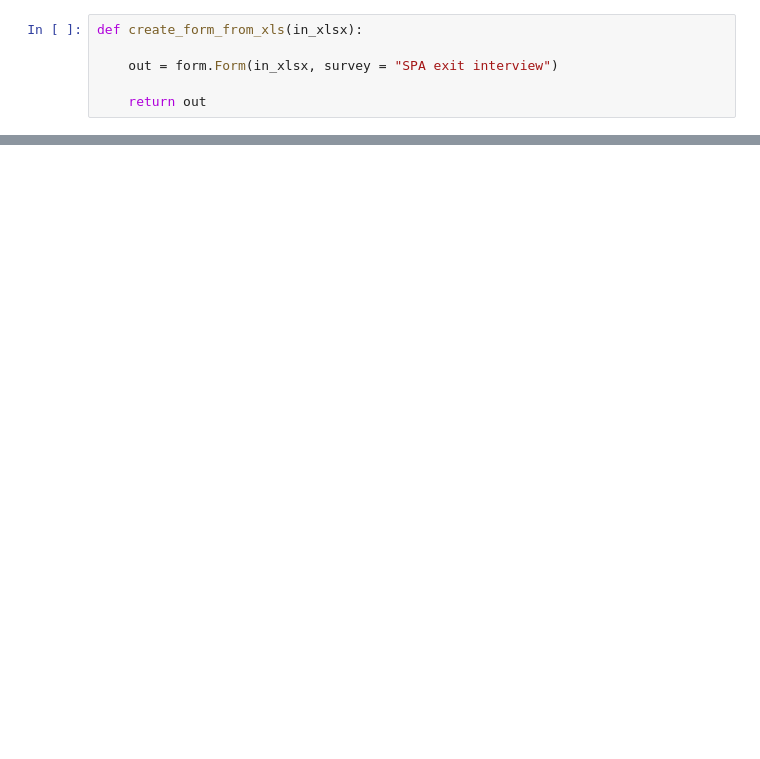
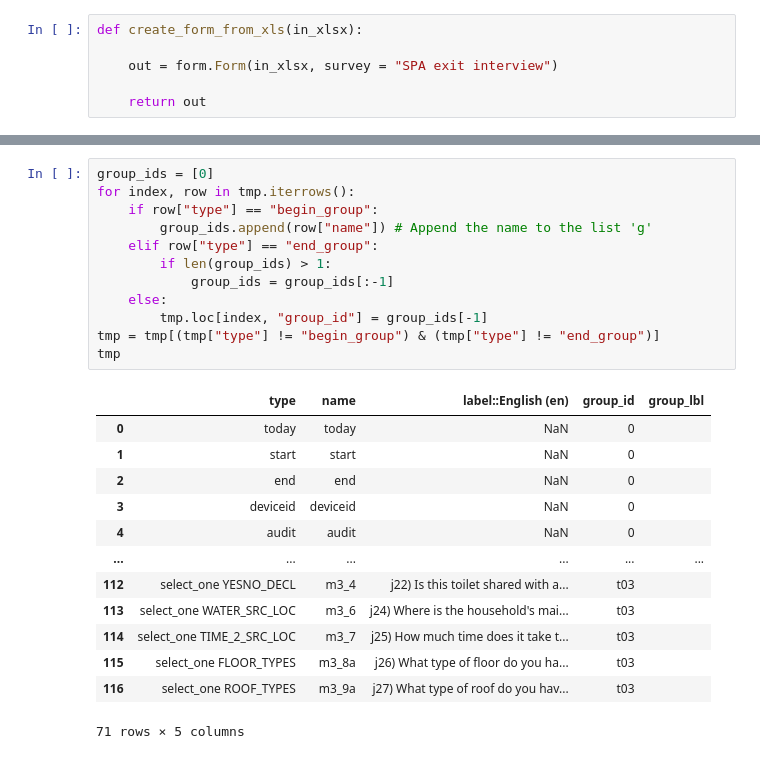
Before and after one commit to Research-IT-Swiss-TPH/dct-comparator, a Jupyter notebook: extract_info_from_xlsforms.ipynb, the cells around one changed output, grey strips where cells are left out. Saved outputs shown, nothing was run; the diff lists cells and outputs as text; blank space fills up the shorter version.

```diff
--- a/extract_info_from_xlsforms.ipynb
+++ b/extract_info_from_xlsforms.ipynb
@@ -45,0 +145,26 @@ settings_df.loc[0]["version"]
+# %%
+group_ids = [0]
+for index, row in tmp.iterrows():
+    if row["type"] == "begin_group":
+        group_ids.append(row["name"]) # Append the name to the list 'g'
+    elif row["type"] == "end_group":
+        if len(group_ids) > 1:
+            group_ids = group_ids[:-1]
+    else:
+        tmp.loc[index, "group_id"] = group_ids[-1]
+tmp = tmp[(tmp["type"] != "begin_group") & (tmp["type"] != "end_group")]
+tmp
+# %% [output]
+|  | type | name | label::English (en) | group_id | group_lbl |
+| 0 | today | today | NaN | 0 |  |
+| 1 | start | start | NaN | 0 |  |
+| 2 | end | end | NaN | 0 |  |
+| 3 | deviceid | deviceid | NaN | 0 |  |
+| 4 | audit | audit | NaN | 0 |  |
+| ... | ... | ... | ... | ... | ... |
+| 112 | select_one YESNO_DECL | m3_4 | j22) Is this toilet shared with a... | t03 |  |
+| 113 | select_one WATER_SRC_LOC | m3_6 | j24) Where is the household's mai... | t03 |  |
+| 114 | select_one TIME_2_SRC_LOC | m3_7 | j25) How much time does it take t... | t03 |  |
+| 115 | select_one FLOOR_TYPES | m3_8a | j26) What type of floor do you ha... | t03 |  |
+| 116 | select_one ROOF_TYPES | m3_9a | j27) What type of roof do you hav... | t03 |  |
+71 rows × 5 columns
```
Also changed, not shown: parts of 25 cells of this notebook, 1 other file.
